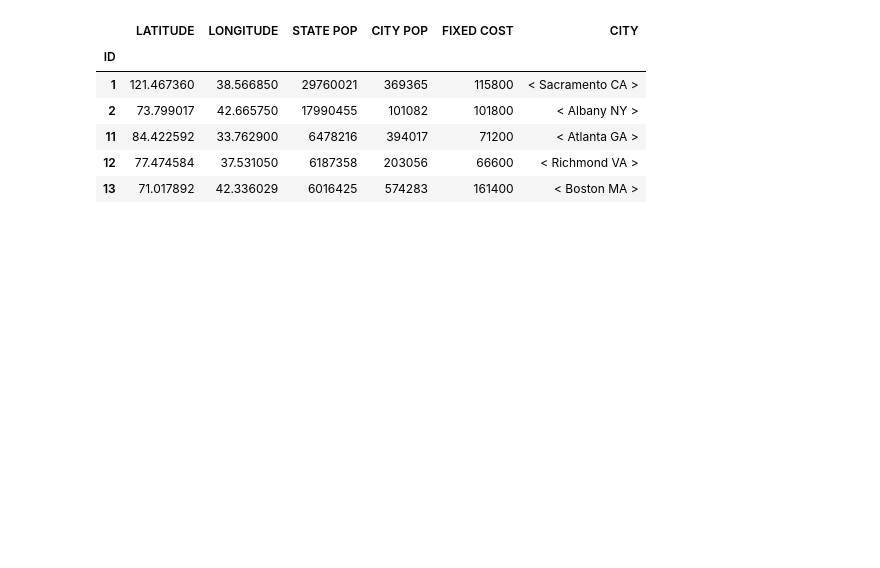
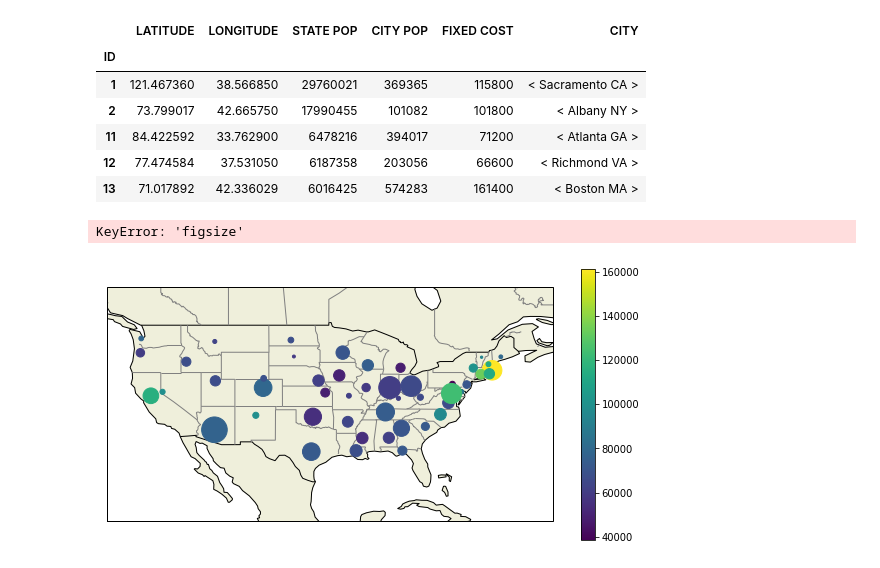
Before and after one commit to xNok/OR_NETWORK-AND-DISCRETE-LOCATION, a Jupyter notebook: DOCS- How to use PythonLib.ipynb, the cells around one changed output. Cells and saved outputs as stored; diff of their text form; code cells hidden in the pictures; blank space fills up the shorter version.

Commit message:
feat: helper for networkx

```diff
--- a/DOCS- How to use PythonLib.ipynb
+++ b/DOCS- How to use PythonLib.ipynb
@@ -9,5 +8,5 @@ The autoreload extension is already loaded. To reload it, use:
 # %%
-dataset = mongodb.MongoClient({
+dataset = MongoClient({
     "mongo_host": "ns396089.ip-37-59-38.eu",
     "mongo_port": 32771,
     "mongo_db_nane": "NETWORK-AND-DISCRETE-LOCATION"
@@ -24,0 +26,10 @@ dataset.get().head()
+# %%
+network = Network(dataset)
+# %%
+network.plot()
+# %% [output]
+KeyError: 'figsize'
+# %%
+network.plot(node_size=("CITY POP",1/1500), node_color="FIXED COST")
+# %% [output]
+[figure, added]
```
Also changed, not shown: parts of 3 cells of this notebook, 1 other file.
